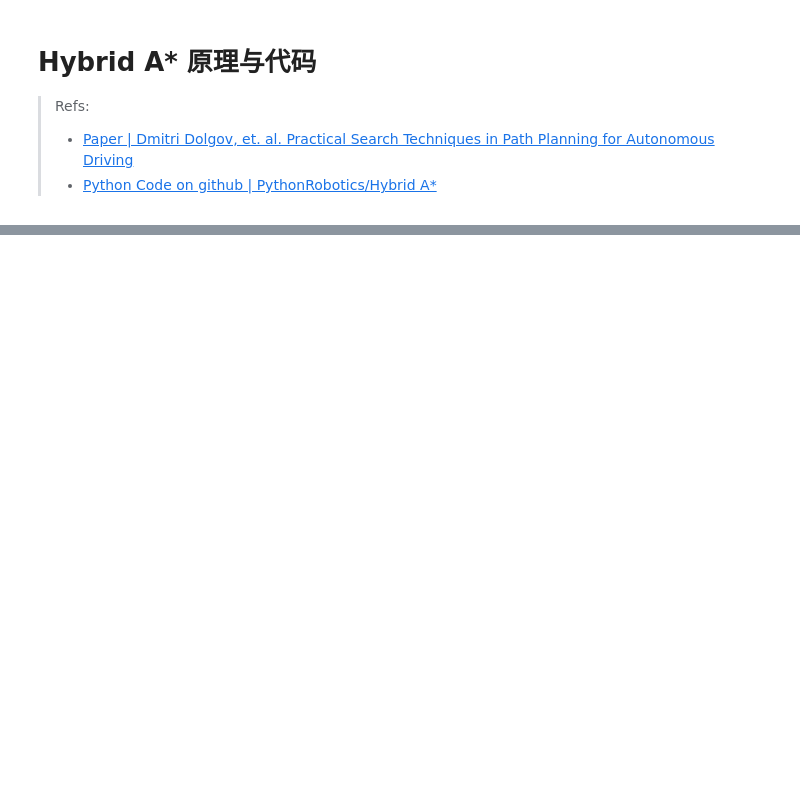
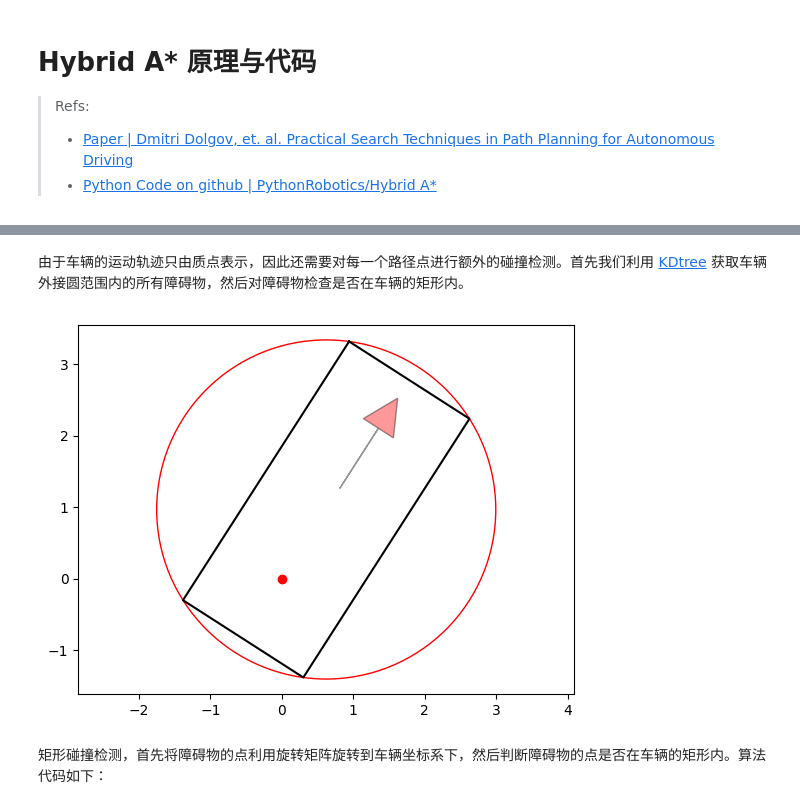
Before and after one commit to Alexbeast-CN/Notes2Robotics, a Jupyter notebook: HybridA*.ipynb, the cells around one changed output, grey strips where cells are left out. Drawn from its saved outputs; the diff is of its cells as text; code cells hidden in the pictures; blank space fills up the shorter version.

```diff
--- a/HybridA*.ipynb
+++ b/HybridA*.ipynb
@@ -32,0 +92,46 @@ import math
+# %% [markdown]
+由于车辆的运动轨迹只由质点表示，因此还需要对每一个路径点进行额外的碰撞检测。首先我们利用 [KDtree](https://docs.scipy.org/doc/scipy/reference/generated/scipy.spatial.KDTree.html) 获取车辆外接圆范围内的所有障碍物，然后对障碍物检查是否在车辆的矩形内。
+# %%
+def plot_arrow(x, y, yaw, length=1.0, width=0.5, fc="r", ec="k"):
+    """Plot arrow."""
+    if not isinstance(x, float):
+        for (i_x, i_y, i_yaw) in zip(x, y, yaw):
+            plot_arrow(i_x, i_y, i_yaw)
+    else:
+        plt.arrow(x, y, length * cos(yaw), length * sin(yaw),
+                  fc=fc, ec=ec, head_width=width, head_length=width, alpha=0.4)
+
+def rot_mat_2d(angle):
+    return np.array([[cos(angle), -sin(angle)],
+                     [sin(angle), cos(angle)]])
+
+def plot_car(x, y, yaw):
+    car_color = '-k'
+    c, s = cos(yaw), sin(yaw)
+    rot = rot_mat_2d(-yaw)
+    car_outline_x, car_outline_y = [], []
+    for rx, ry in zip(VRX, VRY):
+        converted_xy = np.stack([rx, ry]).T @ rot
+        car_outline_x.append(converted_xy[0]+x)
+        car_outline_y.append(converted_xy[1]+y)
+
+    arrow_x, arrow_y, arrow_yaw = c * 1.5 + x, s * 1.5 + y, yaw
+    plot_arrow(arrow_x, arrow_y, arrow_yaw)
+    plt.plot(car_outline_x, car_outline_y, car_color)
+
+def plot_cllision_model(x, y, yaw):
+    plot_car(x, y, yaw)
+    plt.plot(x,y,marker='o',color='r')
+    cx = x + BUBBLE_DIST * cos(yaw)
+    cy = y + BUBBLE_DIST * sin(yaw)
+    circle1 = plt.Circle((cx, cy), BUBBLE_R, color='r', fill=False)
+    plt.gcf().gca().add_artist(circle1)
+# %%
+x, y, yaw = 0., 0., 1.
+plt.axis('equal')
+plot_cllision_model(x, y, yaw)
+plt.show()
+# %% [output]
+[figure, added]
+# %% [markdown]
+矩形碰撞检测，首先将障碍物的点利用旋转矩阵旋转到车辆坐标系下，然后判断障碍物的点是否在车辆的矩形内。算法代码如下：
```
Also changed, not shown: parts of 14 cells of this notebook, 6 other files.
